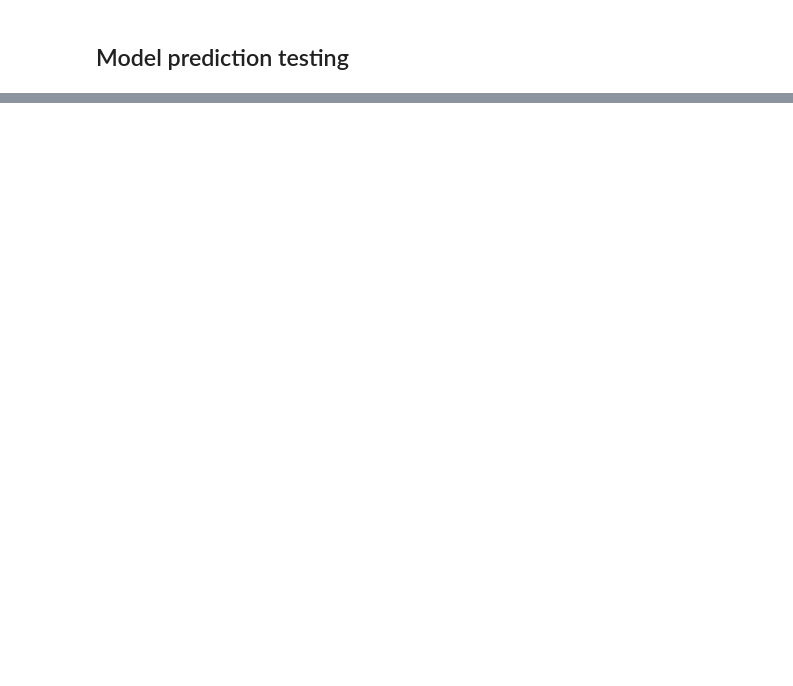
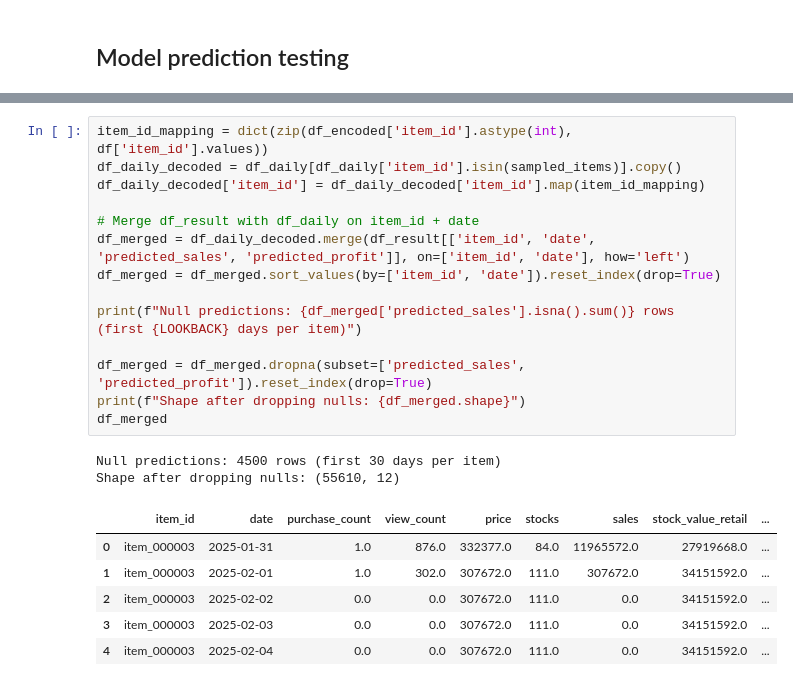
Before and after one commit to Mipjeiger/Fashion-recommendation-RAG-Finetuing-LLM-ML-Engineer-end-to-end, a Jupyter notebook: pipelines/ml_engineer/notebooks/eda.ipynb, the cells around one changed output, grey strips where cells are left out. Drawn from its saved outputs; the diff is of its cells as text; blank space fills up the shorter version.

```diff
--- a/pipelines/ml_engineer/notebooks/eda.ipynb
+++ b/pipelines/ml_engineer/notebooks/eda.ipynb
@@ -571,0 +599,23 @@ Updated item_ids sample:
+# %%
+item_id_mapping = dict(zip(df_encoded['item_id'].astype(int), df['item_id'].values))
+df_daily_decoded = df_daily[df_daily['item_id'].isin(sampled_items)].copy()
+df_daily_decoded['item_id'] = df_daily_decoded['item_id'].map(item_id_mapping)
+
+# Merge df_result with df_daily on item_id + date
+df_merged = df_daily_decoded.merge(df_result[['item_id', 'date', 'predicted_sales', 'predicted_profit']], on=['item_id', 'date'], how='left')
+df_merged = df_merged.sort_values(by=['item_id', 'date']).reset_index(drop=True)
+
+print(f"Null predictions: {df_merged['predicted_sales'].isna().sum()} rows (first {LOOKBACK} days per item)")
+
+df_merged = df_merged.dropna(subset=['predicted_sales', 'predicted_profit']).reset_index(drop=True)
+print(f"Shape after dropping nulls: {df_merged.shape}")
+df_merged
+# %% [output]
+Null predictions: 4500 rows (first 30 days per item)
+Shape after dropping nulls: (55610, 12)
+|  | item_id | date | purchase_count | view_count | price | stocks | sales | stock_value_retail | ... |
+| 0 | item_000003 | 2025-01-31 | 1.0 | 876.0 | 332377.0 | 84.0 | 11965572.0 | 27919668.0 | ... |
+| 1 | item_000003 | 2025-02-01 | 1.0 | 302.0 | 307672.0 | 111.0 | 307672.0 | 34151592.0 | ... |
+| 2 | item_000003 | 2025-02-02 | 0.0 | 0.0 | 307672.0 | 111.0 | 0.0 | 34151592.0 | ... |
+| 3 | item_000003 | 2025-02-03 | 0.0 | 0.0 | 307672.0 | 111.0 | 0.0 | 34151592.0 | ... |
+| 4 | item_000003 | 2025-02-04 | 0.0 | 0.0 | 307672.0 | 111.0 | 0.0 | 34151592.0 | ... |
```
Also changed, not shown: parts of 12 cells of this notebook.
